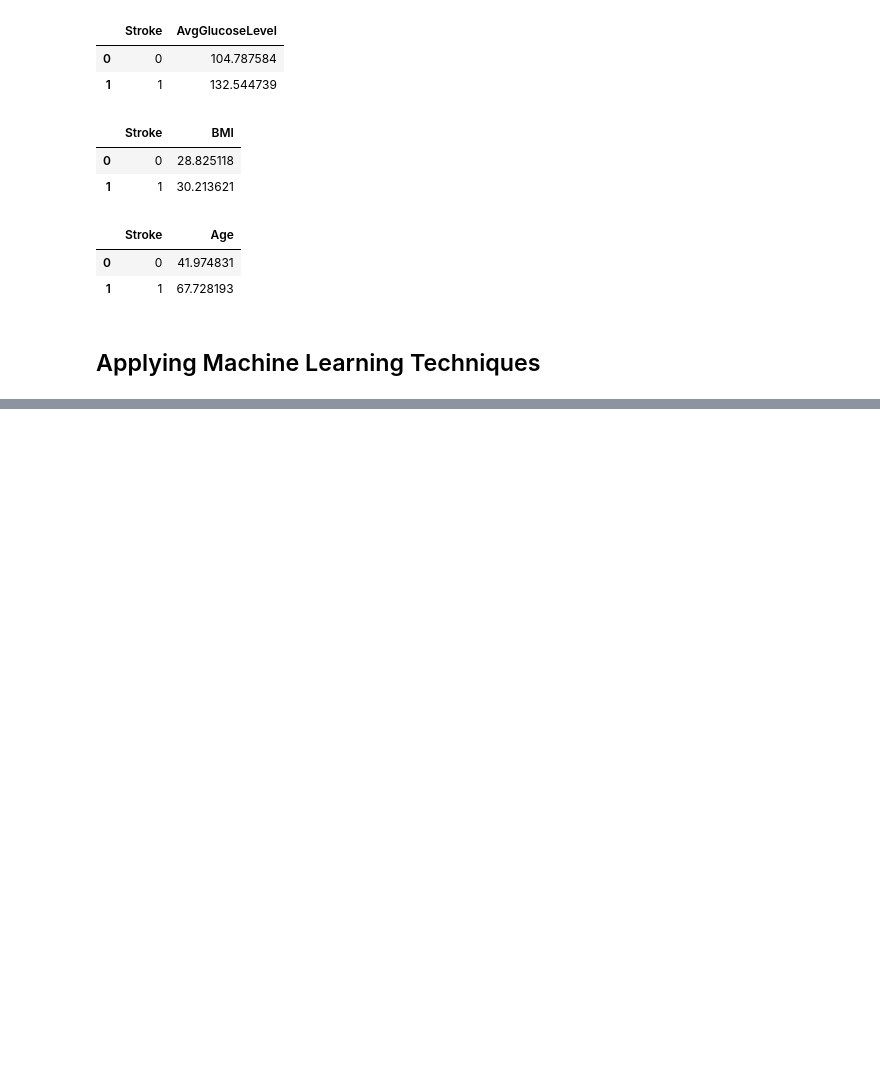
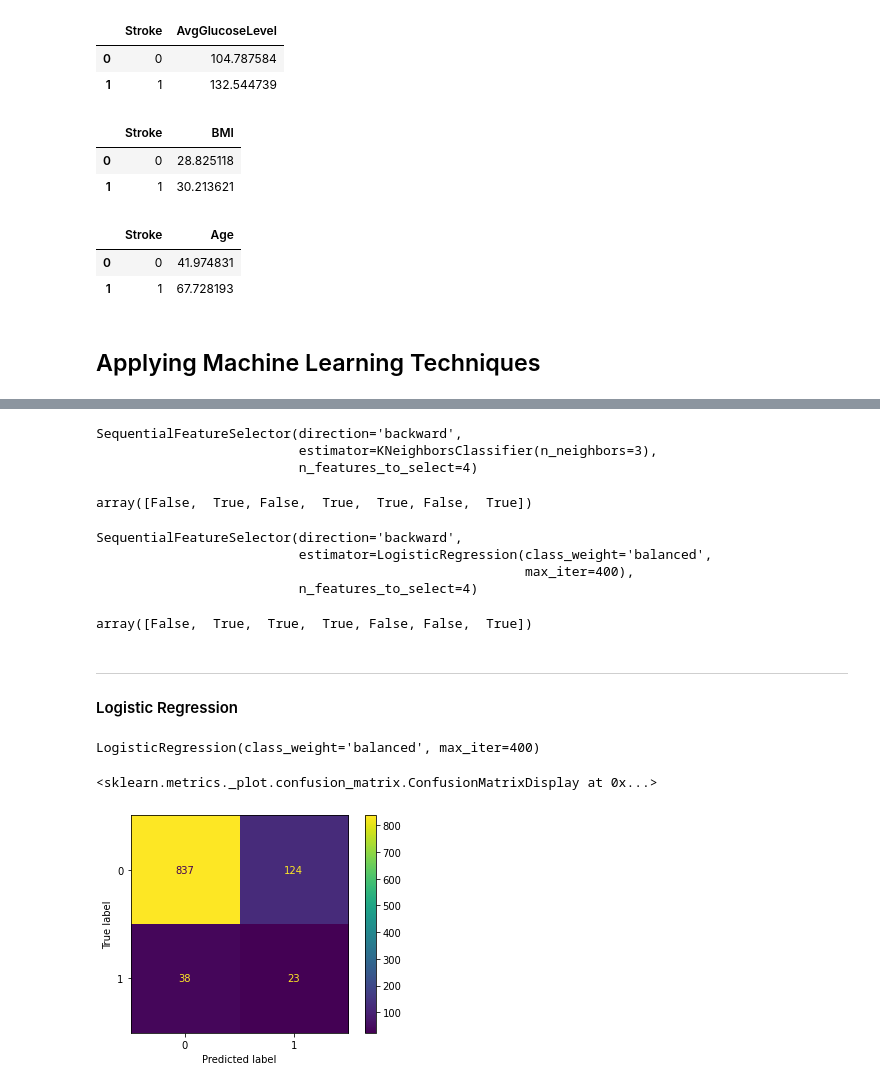
Before and after one commit to ritabanm-99/EAS-503-Final_Project, a Jupyter notebook: project_code.ipynb, the cells around one changed output, grey strips where cells are left out. Saved outputs shown, nothing was run; the diff lists cells and outputs as text; code cells hidden in the pictures; blank space fills up the shorter version.

```diff
--- a/project_code.ipynb
+++ b/project_code.ipynb
@@ -402,0 +454,55 @@ age_stroke
+# %%
+# Select features for a KNN classifier
+knn = KNeighborsClassifier(n_neighbors=3)
+sfs_knn = SequentialFeatureSelector(knn, direction = "backward", n_features_to_select=4)
+sfs_knn.fit(X, y)
+
+sfs_knn.get_support()
+# %% [output]
+SequentialFeatureSelector(direction='backward',
+                          estimator=KNeighborsClassifier(n_neighbors=3),
+                          n_features_to_select=4)
+array([False,  True, False,  True,  True, False,  True])
+# %%
+# Select features for a logistic regression model
+log_reg = LogisticRegression(max_iter = 400, class_weight = "balanced") # use balanced class weight because imbalanced data
+sfs_lr = SequentialFeatureSelector(log_reg, direction = "backward", n_features_to_select=4)
+sfs_lr.fit(X, y)
+
+sfs_lr.get_support()
+# %% [output]
+SequentialFeatureSelector(direction='backward',
+                          estimator=LogisticRegression(class_weight='balanced',
+                                                       max_iter=400),
+                          n_features_to_select=4)
+array([False,  True,  True,  True, False, False,  True])
+# %% [markdown]
+---
+
+#### Logistic Regression
+# %%
+# Transform data to only include selected features
+transf_X_lr = sfs_lr.transform(X)
+
+# Split data into train and test sets
+X_train, X_test, y_train, y_test = train_test_split(transf_X_lr, y, test_size = 0.2, random_state = 100)
+# %%
+# Scale data
+scaler = preprocessing.StandardScaler()
+X_train = scaler.fit_transform(X_train)
+X_test = scaler.transform(X_test)
+# %%
+# Fit LR model to train and test data
+log_reg.fit(X_train, y_train)
+
+# Predict on whole test set
+y_pred = log_reg.predict(X_test)
+# %% [output]
+LogisticRegression(class_weight='balanced', max_iter=400)
+# %%
+# Confusion matrix
+ConfusionMatrixDisplay.from_predictions(y_test, y_pred)
+plt.show()
+# %% [output]
+<sklearn.metrics._plot.confusion_matrix.ConfusionMatrixDisplay at 0x...>
+[figure, added]
```
Also changed, not shown: parts of 19 cells of this notebook.
